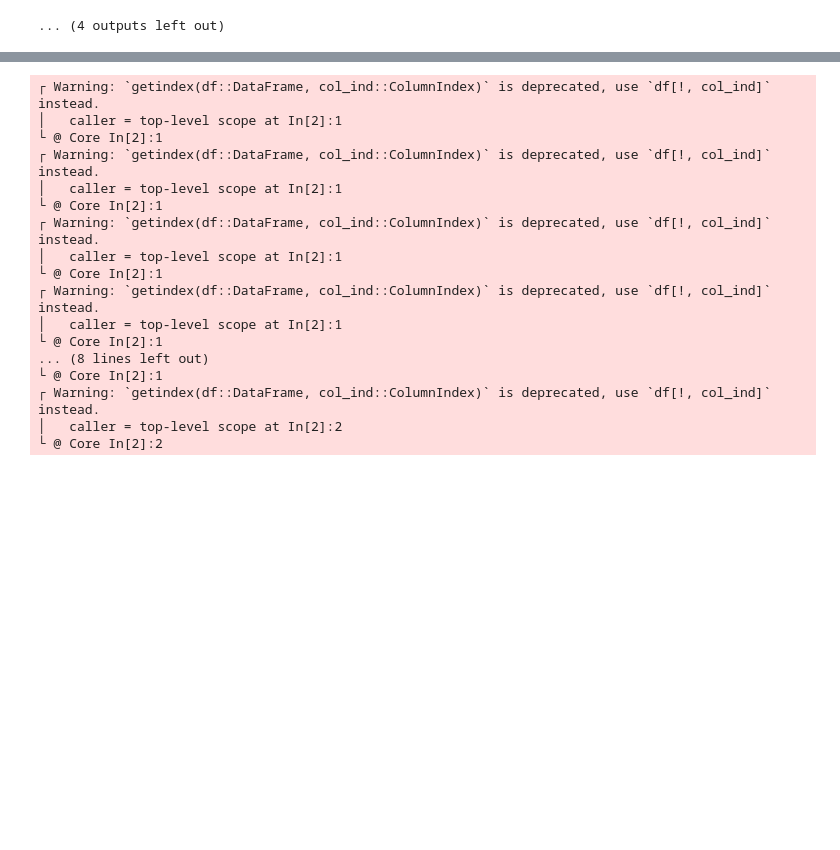
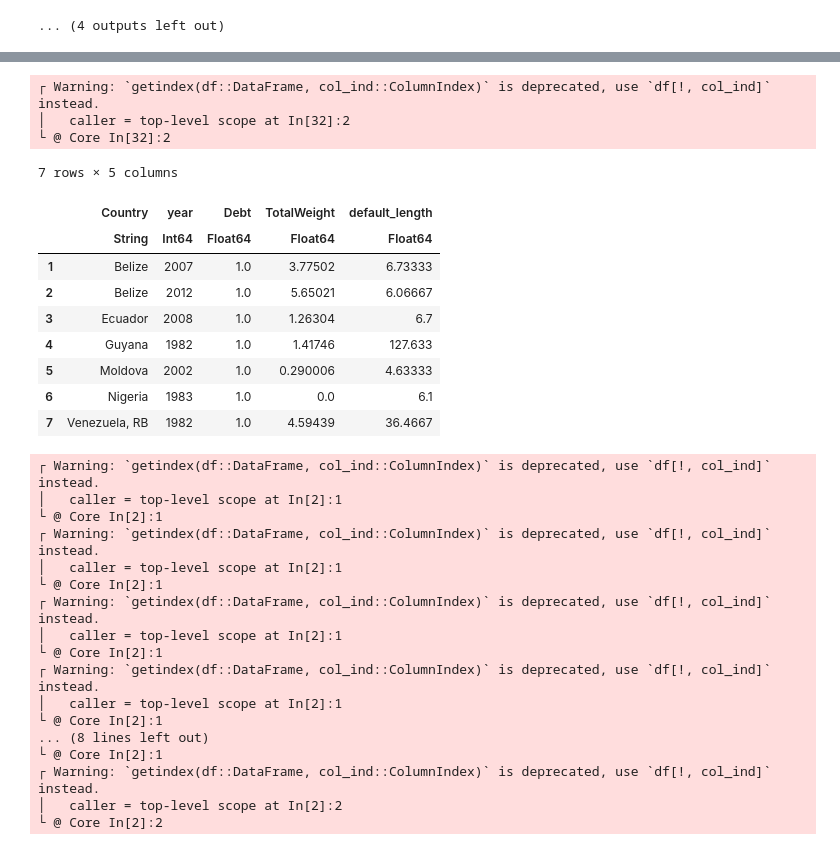
Before and after one commit to kevinkuruc/IMFCrises, a Jupyter notebook: Code/JuliaFiles/Run_Analysis.ipynb, the cells around one changed output, grey strips where cells are left out. Drawn from its saved outputs; the diff is of its cells as text; code cells hidden in the pictures; blank space fills up the shorter version.

Commit message:
Add Length of Debt Crisis Analysis

```diff
--- a/Code/JuliaFiles/Run_Analysis.ipynb
+++ b/Code/JuliaFiles/Run_Analysis.ipynb
@@ -178,3 +533,21 @@ scatter()
+# %%
+ForAvg_DebtLength_Controls = dropmissing(NoIMFCrisesForTable[:, [:Country, :year, :Debt, :TotalWeight, :default_length]])
+ForAvg_DebtLength_Controls = ForAvg_DebtLength_Controls[ForAvg_DebtLength_Controls[:Debt].==1, :]
+Weighted_Average = sum(ForAvg_DebtLength_Controls[:default_length].*ForAvg_DebtLength_Controls[:TotalWeight])/sum(ForAvg_DebtLength_Controls[:TotalWeight])
+# %% [output]
+┌ Warning: `getindex(df::DataFrame, col_ind::ColumnIndex)` is deprecated, use `df[!, col_ind]` instead.
+│   caller = top-level scope at In[32]:2
+└ @ Core In[32]:2
+7 rows × 5 columns
+|  | Country | year | Debt | TotalWeight | default_length |
+|  | String | Int64 | Float64 | Float64 | Float64 |
+| 1 | Belize | 2007 | 1.0 | 3.77502 | 6.73333 |
+| 2 | Belize | 2012 | 1.0 | 5.65021 | 6.06667 |
+| 3 | Ecuador | 2008 | 1.0 | 1.26304 | 6.7 |
+| 4 | Guyana | 1982 | 1.0 | 1.41746 | 127.633 |
+| 5 | Moldova | 2002 | 1.0 | 0.290006 | 4.63333 |
+| 6 | Nigeria | 1983 | 1.0 | 0.0 | 6.1 |
+| 7 | Venezuela, RB | 1982 | 1.0 | 4.59439 | 36.4667 |
 # %%
 TreatedMatched[:CumulativeEffect] = map((x1,x2,x3,x4,x5) -> +(x1, x2, x3, x4, x5), MainDiffDataFrame[:LevelDiff1], MainDiffDataFrame[:LevelDiff2], MainDiffDataFrame[:LevelDiff3], MainDiffDataFrame[:LevelDiff4], MainDiffDataFrame[:LevelDiff5])#, MainDiffDataFrame[:LevelDiff6])
 MainMean = mean(TreatedMatched[:CumulativeEffect])
```
Also changed, not shown: parts of 6 cells of this notebook, 28 other files.
